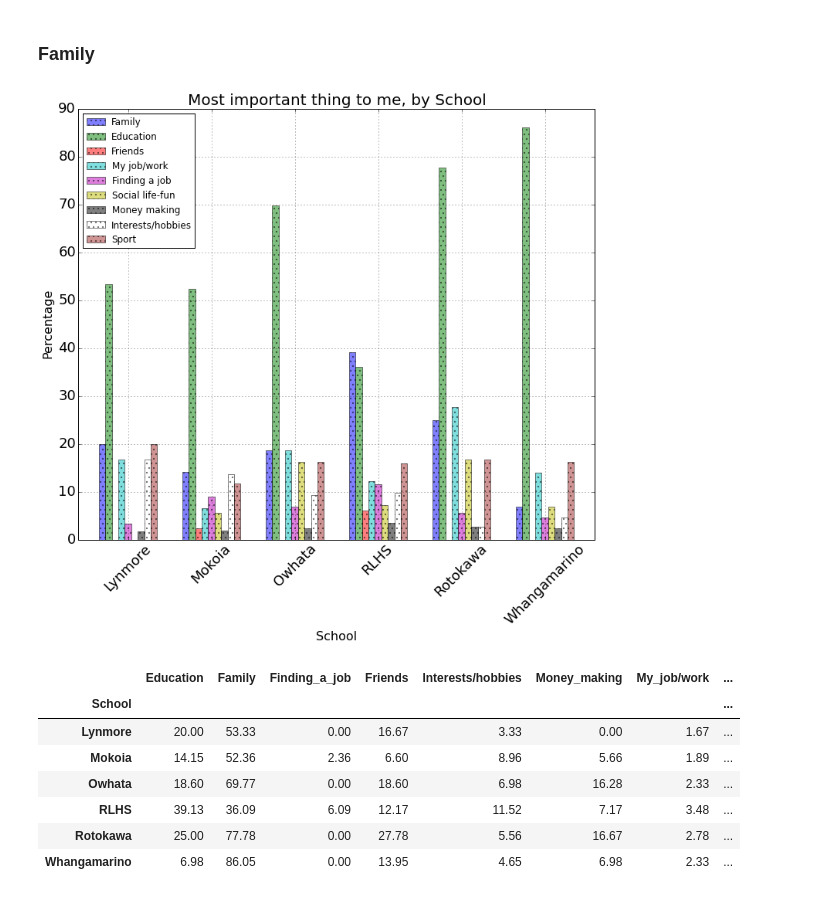
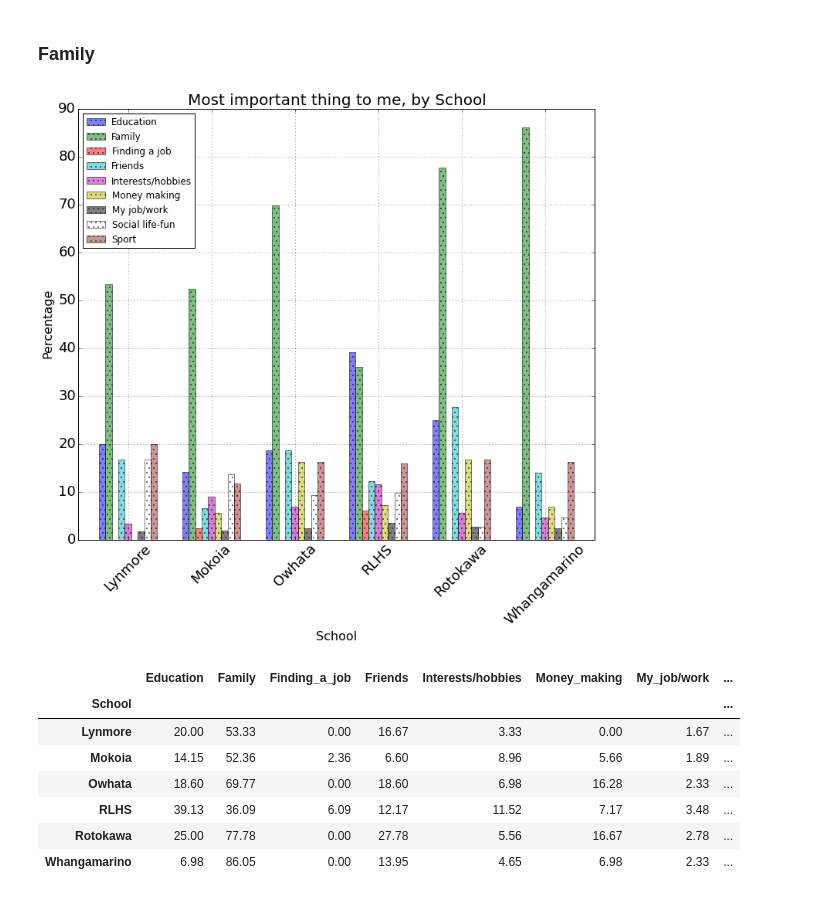
Before and after one commit to hillbs/Differential-Equations-and-Linear-Algebra, a Jupyter notebook: Youth_survey_git.ipynb, the cells around one changed output. Cells and saved outputs as stored; diff of their text form; code cells hidden in the pictures.

```diff
--- a/Youth_survey_git.ipynb
+++ b/Youth_survey_git.ipynb
@@ -382,25 +382,25 @@ Make_bar(Trans.count(),Trans.values[0:Trans.count()],Trans.keys(),
 # %%
 #split this by schools, ONE PER SCHOOL
 def Percentage(x):
     percent = np.sum(x)/np.count_nonzero(x)*100
     return np.round(percent,2)
 
 table2 = pd.pivot_table(df, values=['Family','Education','Friends', 'My_job/work','Finding_a_job','Social_life_-_fun',
                                     'Money_making','Interests/hobbies','Sport'],
                        index=['School'], aggfunc=Percentage)
 table2 = table2.fillna(0).copy()
-table2ticks = ['Family','Education','Friends', 'My job/work','Finding a job','Social life-fun',
-                                    'Money making','Interests/hobbies','Sport']
+table2ticks = np.sort(['Family','Education','Friends', 'My job/work','Finding a job','Social life-fun',
+                                    'Money making','Interests/hobbies','Sport'])
 table2.plot(kind='bar',fontsize=18,alpha=.5,width=.7,color=['b','g','r','c','m','y','k','w','brown'],
             hatch='..',rot=45)
 plt.title('Most important thing to me, by School',fontsize=20)
 plt.xlabel('School',fontsize=16)
 plt.ylabel('Percentage',fontsize=16)
 plt.legend(table2ticks,loc='upper left')
 plt.grid(True)
 plt.show()
 # %% [output]
-[figure, old version]
+[figure, new version]
 # %%
 table2
 # %% [output]
```
Also changed, not shown: parts of 1 cell of this notebook.
